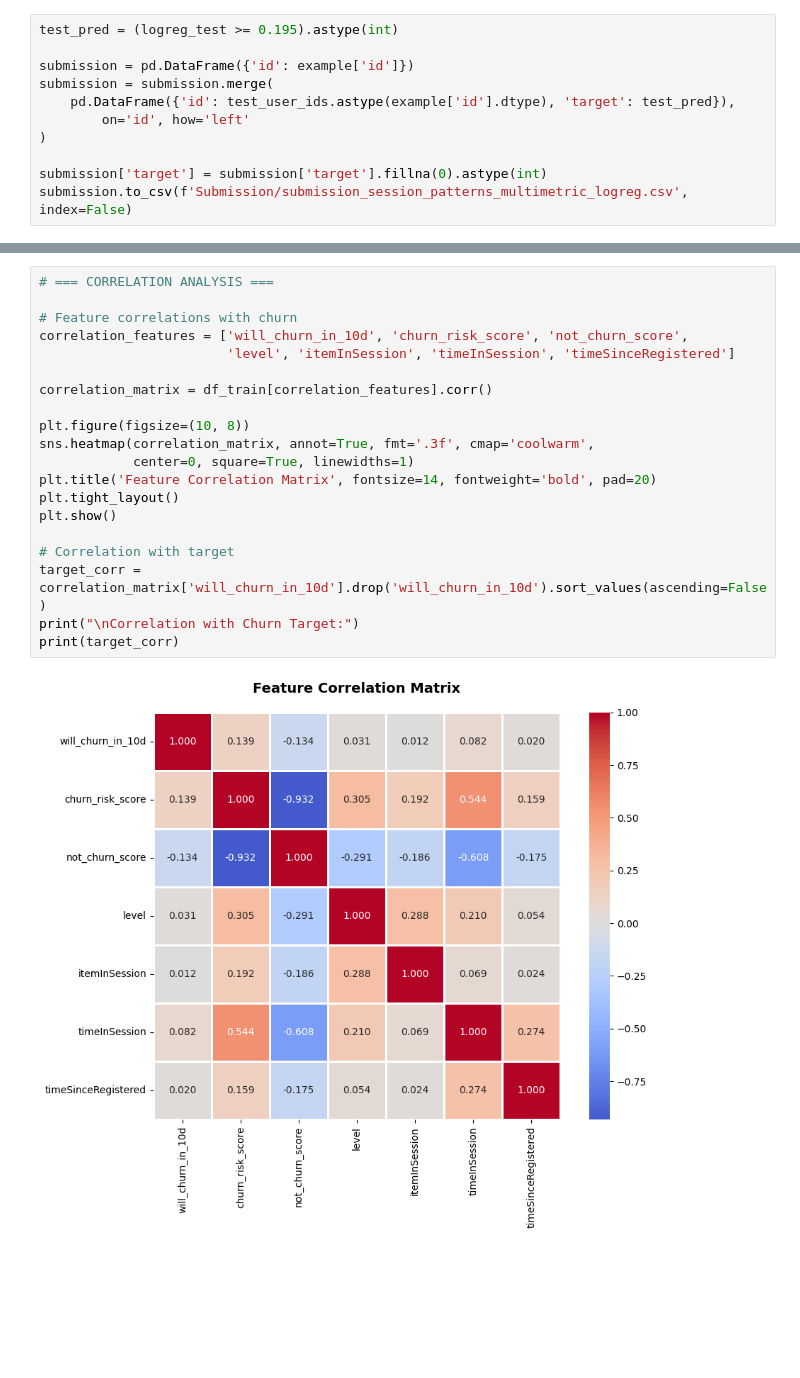
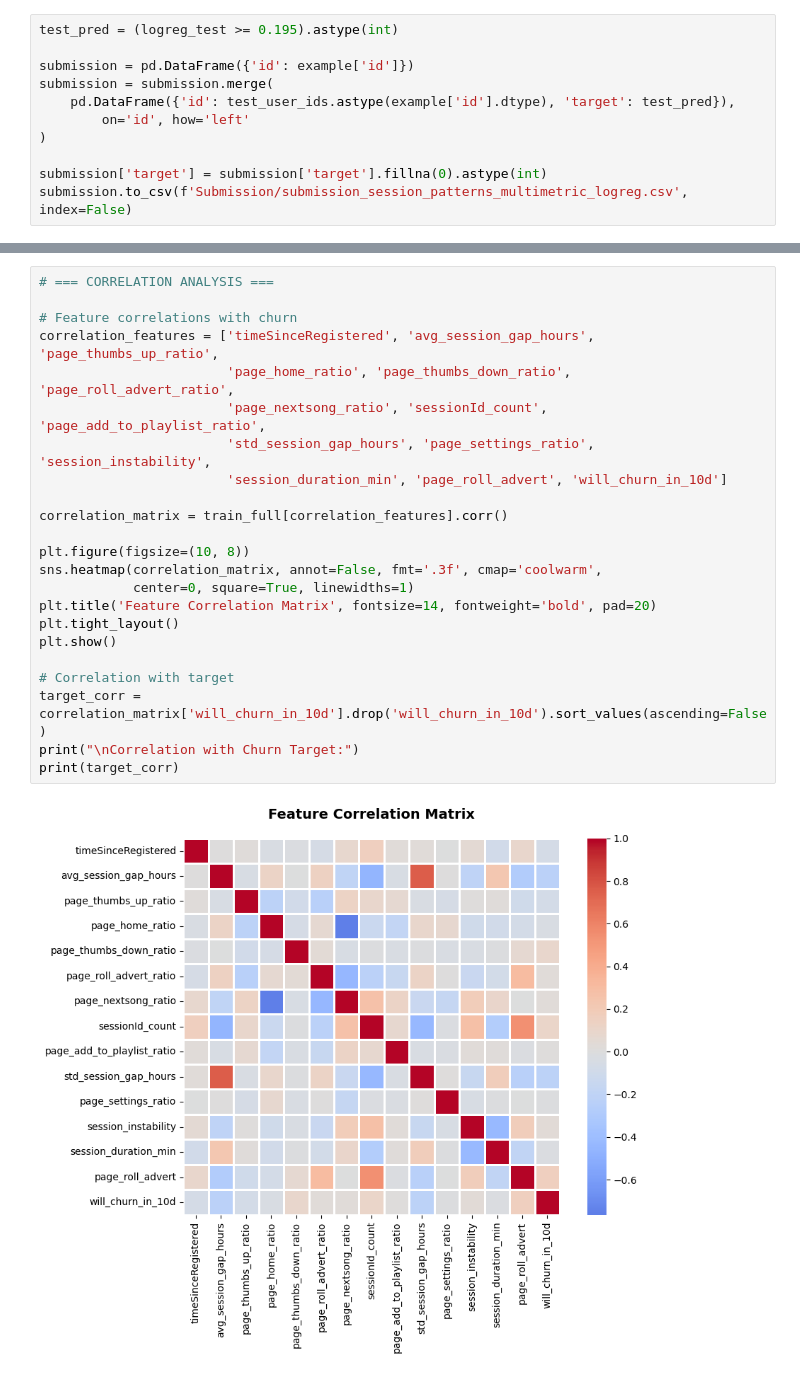
Before and after one commit to MaximeDespreaux/Churn_Prediction_Project, a Jupyter notebook: main_notebook.ipynb, the cells around one changed output, grey strips where cells are left out. Drawn from its saved outputs; the diff is of its cells as text; blank space fills up the shorter version.

```diff
--- a/main_notebook.ipynb
+++ b/main_notebook.ipynb
@@ -1092,23 +1019,26 @@ level                4.943710e-01  5.714598e-01
 # %%
 # === CORRELATION ANALYSIS ===
 
 # Feature correlations with churn
-correlation_features = ['will_churn_in_10d', 'churn_risk_score', 'not_churn_score',
-                        'level', 'itemInSession', 'timeInSession', 'timeSinceRegistered']
+correlation_features = ['timeSinceRegistered', 'avg_session_gap_hours', 'page_thumbs_up_ratio',
+                        'page_home_ratio', 'page_thumbs_down_ratio', 'page_roll_advert_ratio',
+                        'page_nextsong_ratio', 'sessionId_count', 'page_add_to_playlist_ratio',
+                        'std_session_gap_hours', 'page_settings_ratio', 'session_instability',
+                        'session_duration_min', 'page_roll_advert', 'will_churn_in_10d']
 
-correlation_matrix = df_train[correlation_features].corr()
+correlation_matrix = train_full[correlation_features].corr()
 
 plt.figure(figsize=(10, 8))
-sns.heatmap(correlation_matrix, annot=True, fmt='.3f', cmap='coolwarm',
+sns.heatmap(correlation_matrix, annot=False, fmt='.3f', cmap='coolwarm',
             center=0, square=True, linewidths=1)
 plt.title('Feature Correlation Matrix', fontsize=14, fontweight='bold', pad=20)
 plt.tight_layout()
 plt.show()
 
 # Correlation with target
 target_corr = correlation_matrix['will_churn_in_10d'].drop('will_churn_in_10d').sort_values(ascending=False)
 print("\nCorrelation with Churn Target:")
 print(target_corr)
 # %% [output]
-[figure, old version]
+[figure, new version]
 Correlation with Churn Target:
```
Also changed, not shown: parts of 7 cells of this notebook.
